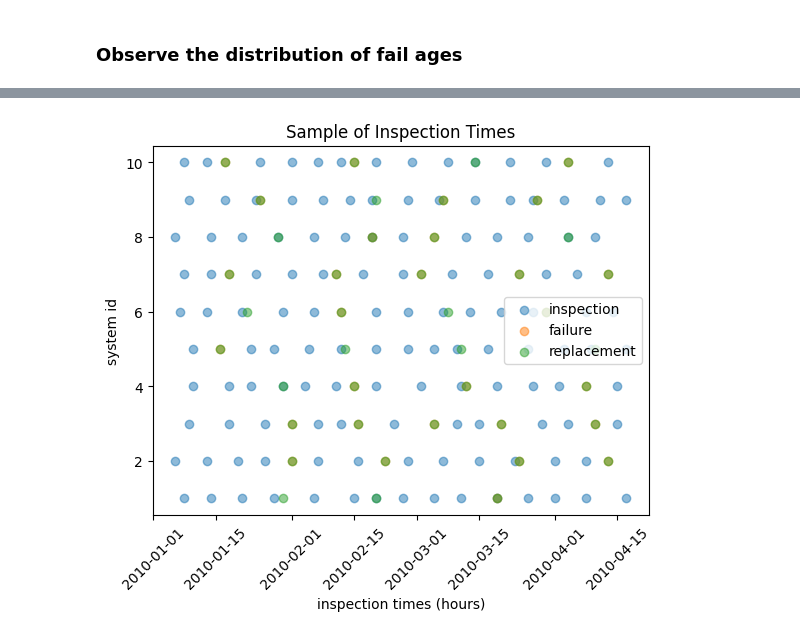
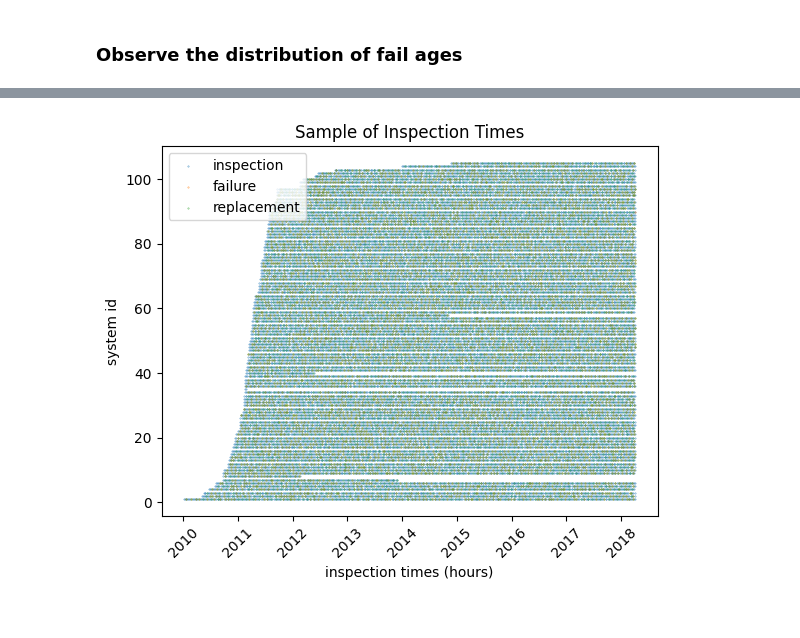
Before and after one commit to alc4ml/ProjetM2D2526, a Jupyter notebook: simmcm2d/examples/simulator_example.ipynb, the cells around one changed output, grey strips where cells are left out. Cells and saved outputs as stored; diff of their text form; code cells hidden in the pictures.

```diff
--- a/simmcm2d/examples/simulator_example.ipynb
+++ b/simmcm2d/examples/simulator_example.ipynb
@@ -29,14 +32,18 @@ from simmcm2d import sample_datasets, sample_datasets_conf, get_kpi
 # %%
 param = {
+    # component failure age parameters
     "eta":eta,
     "beta":beta,
     "expiration":expiration,
-
+    # inspection quality and schedule
     "mu":mu,
     "sigma":sigma,
     "theta":theta,
     "inspection_deviation":inspection_deviation,
     "inspection_threshold":inspection_threshold,
+    # population dynamic parameters
+    "r": r,
+    "nu": nu
 }
 
 costs = {
@@ -45,14 +52,4 @@ costs = {
     "component":cost_component,
     "failure":cost_failure
 }
-
-conf = {
-    "param":param,
-    "costs":costs,
-    "n_systems":10,
-    "date_first": "2010-01-01",
-    "date_final": "2025-12-31",
-    "id_0_component":0,
-    "id_0_system":0
-}
 # %%
@@ -112,3 +136,11 @@ the speficied filepath are used to save the relevant data:
 # %%
-conf["output_data_filepath"] = "sample_system_dataset_1.csv"
-conf["output_table_filepath"] = "sample_system_datatable.csv"
+df = sample_datasets(param, costs,
+                     n_systems = 100,
+                     date_first = "2010-01-01",
+                     date_final = "2025-12-31 12:00",
+                     id_0_component=0, id_0_system=0,
+                     # filepaths
+                     output_data_filepath="sample_system_dataset_1.csv",
+                     output_table_filepath="sample_system_datatable.csv")
+
+df.head()
@@ -115,4 +153,0 @@ conf["output_table_filepath"] = "sample_system_datatable.csv"
-# %%
-df = sample_datasets(**conf)
-
-df.head()
@@ -130,5 +153,0 @@ Alternative to the previous direct call, one can take advantage of using a `.jso
-# %%
-conf_filepath = "sample_system_dataset.json"
-
-df = sample_datasets_conf(conf_filepath)
-df.head()
@@ -151,18 +163,18 @@ plt.show()
 # %%
-n_events_show = 200
+n_events_show = 50000
 for e_type in df.event_type.unique():
     df_ = df[:n_events_show]
     df_ = df_[df_.event_type == e_type]
     plt.scatter(df_.event_date,
                 df_.system_id,
                 label=e_type,
-                alpha=0.5)
+                alpha=0.8, s=0.1)
 
 plt.legend()
 plt.xlabel("inspection times (hours)")
 plt.ylabel("system id")
 plt.xticks(rotation=45)
 plt.title("Sample of Inspection Times")
 plt.show()
 # %% [output]
-[figure, old version]
+[figure, new version]
```
Also changed, not shown: parts of 15 cells of this notebook, 5 other files.
